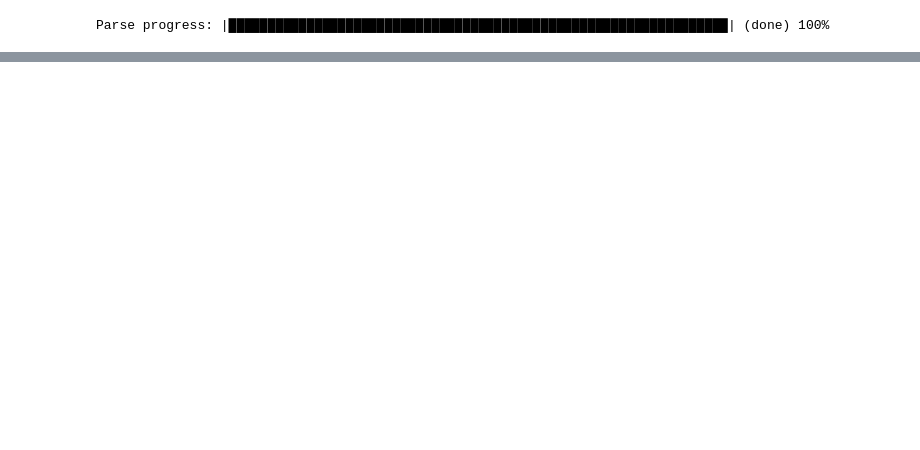
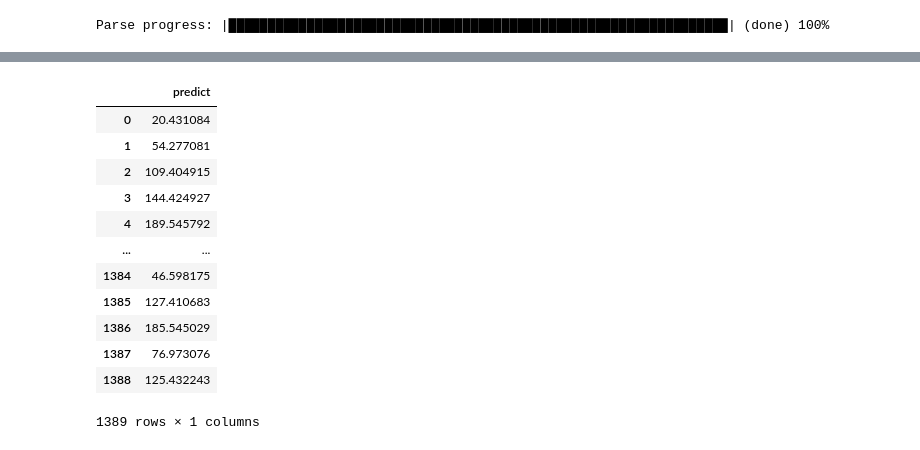
Before and after one commit to dgomezlechon/Kaggle-Competition-Project, a Jupyter notebook: my-code/h2o model_row.ipynb, the cells around one changed output, grey strips where cells are left out. Drawn from its saved outputs; the diff is of its cells as text; code cells hidden in the pictures; blank space fills up the shorter version.

```diff
--- a/my-code/h2o model_row.ipynb
+++ b/my-code/h2o model_row.ipynb
@@ -85,0 +208,16 @@ leader_board.head()
+# %%
+submission
+# %% [output]
+|  | predict |
+| 0 | 20.431084 |
+| 1 | 54.277081 |
+| 2 | 109.404915 |
+| 3 | 144.424927 |
+| 4 | 189.545792 |
+| ... | ... |
+| 1384 | 46.598175 |
+| 1385 | 127.410683 |
+| 1386 | 185.545029 |
+| 1387 | 76.973076 |
+| 1388 | 125.432243 |
+1389 rows × 1 columns
```
Also changed, not shown: parts of 15 cells of this notebook.
